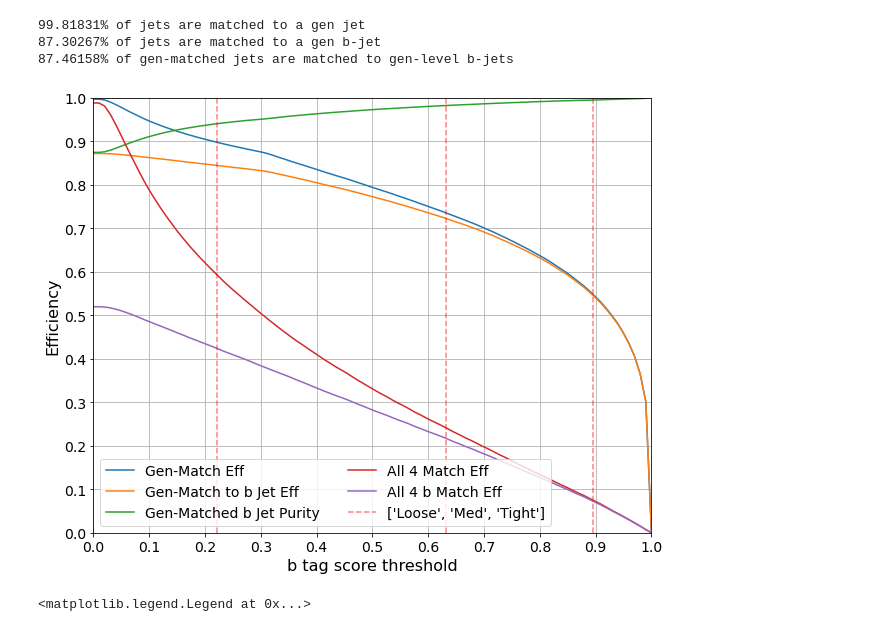
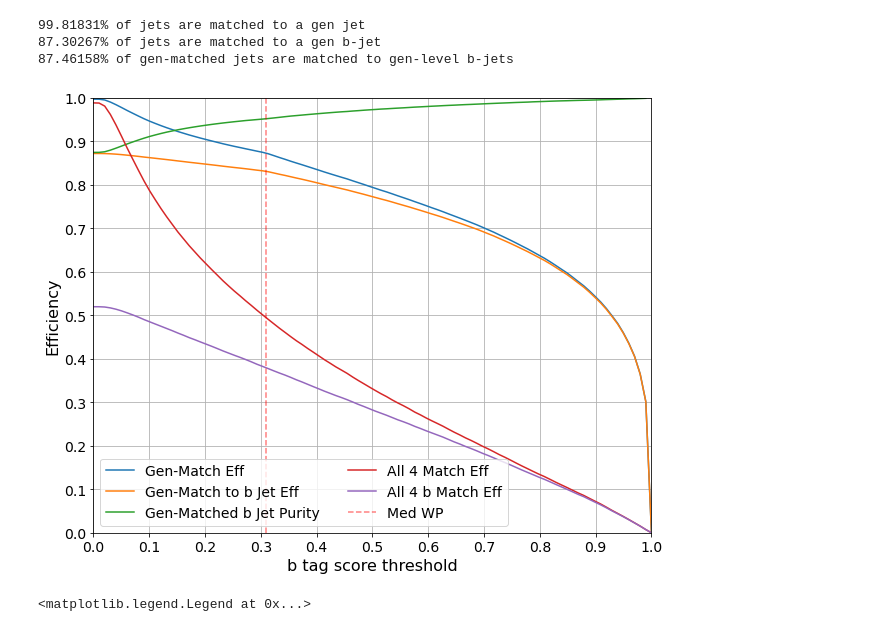
Before and after one commit to SamBT/cmsdas22, a Jupyter notebook: CMSDAS-bbbbAnalysis/analysis/playground.ipynb, the cells around one changed output. Drawn from its saved outputs; the diff is of its cells as text; code cells hidden in the pictures.

Commit message:
plot updates

```diff
--- a/CMSDAS-bbbbAnalysis/analysis/playground.ipynb
+++ b/CMSDAS-bbbbAnalysis/analysis/playground.ipynb
@@ -3,7 +3,6 @@ import uproot
 import numpy as np
 import matplotlib.pyplot as plt
 # %%
-from ROOT.Math import PtEtaPhiMVector as pepmv
 f = uproot.open("dasntuples_gg_HH_bbbb_SM.root")['bbbbTree']
 branches = f.keys()
 print(branches)
@@ -11,16 +10,16 @@ df = f.arrays(branches,library="pd")
 nEvents = len(df)
 
 # Defining extra branches
-df["j1"] = df.apply(lambda x: pepmv(x.jet1_pt,x.jet1_eta,x.jet1_phi,x.jet1_m),axis=1)
-df["j2"] = df.apply(lambda x: pepmv(x.jet2_pt,x.jet2_eta,x.jet2_phi,x.jet2_m),axis=1)
-df["j3"] = df.apply(lambda x: pepmv(x.jet3_pt,x.jet3_eta,x.jet3_phi,x.jet3_m),axis=1)
-df["j4"] = df.apply(lambda x: pepmv(x.jet4_pt,x.jet4_eta,x.jet4_phi,x.jet4_m),axis=1)
+#df["j1"] = df.apply(lambda x: pepmv(x.jet1_pt,x.jet1_eta,x.jet1_phi,x.jet1_m),axis=1)
+#df["j2"] = df.apply(lambda x: pepmv(x.jet2_pt,x.jet2_eta,x.jet2_phi,x.jet2_m),axis=1)
+#df["j3"] = df.apply(lambda x: pepmv(x.jet3_pt,x.jet3_eta,x.jet3_phi,x.jet3_m),axis=1)
+#df["j4"] = df.apply(lambda x: pepmv(x.jet4_pt,x.jet4_eta,x.jet4_phi,x.jet4_m),axis=1)
 
-df["j12"] = df.apply(lambda x: x.j1+x.j2,axis=1)
-df["j34"] = df.apply(lambda x: x.j3+x.j4,axis=1)
-df["j13"] = df.apply(lambda x: x.j1+x.j3,axis=1)
-df["j24"] = df.apply(lambda x: x.j2+x.j4,axis=1)
-df["j14"] = df.apply(lambda x: x.j1+x.j4,axis=1)
-df["j23"] = df.apply(lambda x: x.j2+x.j3,axis=1)
+#df["j12"] = df.apply(lambda x: x.j1+x.j2,axis=1)
+#df["j34"] = df.apply(lambda x: x.j3+x.j4,axis=1)
+#df["j13"] = df.apply(lambda x: x.j1+x.j3,axis=1)
+#df["j24"] = df.apply(lambda x: x.j2+x.j4,axis=1)
+#df["j14"] = df.apply(lambda x: x.j1+x.j4,axis=1)
+#df["j23"] = df.apply(lambda x: x.j2+x.j3,axis=1)
 # %% [output]
 ['run', 'luminosityBlock', 'event', 'xs', 'btag_SF', 'btag_SF_bup', 'btag_SF_bdown', 'btag_SF_cup', 'btag_SF_cdown', 'btag_SF_lightup', 'btag_SF_lightdown', 'weight', 'jet1_pt', 'jet1_eta', 'jet1_phi' ...
@@ -92,35 +78,35 @@ for t in btag_thresh:
 
     nc = len(df["jet1_pt"][c1]) + len(df["jet2_pt"][c2]) + len(df["jet3_pt"][c3]) + len(df["jet4_pt"][c4])
     nc_bJet = len(df["jet1_pt"][c1_bJet]) + len(df["jet2_pt"][c2_bJet]) + len(df["jet3_pt"][c3_bJet]) + len(df["jet4_pt"][c4_bJet])
     nc_all4 = np.count_nonzero((c1 & c2 & c3 & c4).values)
     nc_bJet_all4 = np.count_nonzero((c1_bJet & c2_bJet & c3_bJet & c4_bJet).values)
 
     match_effs.append(nc/(4*nEvents))
     match_bJet_effs.append(nc_bJet/(4*nEvents))
     match_bJet_purity.append(nc_bJet/nc) if nc > 0 else match_bJet_purity.append(None)
     all4_match_effs.append(nc_all4/nEvents)
     all4_match_bJet_effs.append(nc_bJet_all4/nEvents)
 
 plt.figure(1,figsize=(10,8))
 plt.plot(btag_thresh,match_effs,label="Gen-Match Eff")
 plt.plot(btag_thresh,match_bJet_effs,label="Gen-Match to b Jet Eff")
 plt.plot(btag_thresh,match_bJet_purity,label="Gen-Matched b Jet Purity")
 plt.plot(btag_thresh,all4_match_effs,label="All 4 Match Eff")
 plt.plot(btag_thresh,all4_match_bJet_effs,label="All 4 b Match Eff")
 
 plt.xlim([0,1])
 plt.xticks(ticks=np.arange(0,1.1,0.1),fontsize=14)
 plt.xlabel("b tag score threshold",fontsize=16)
 plt.ylim([0,1])
 plt.yticks(ticks=np.arange(0,1.1,0.1),fontsize=14)
 plt.ylabel("Efficiency",fontsize=16)
 plt.grid()
-plt.vlines([0.2219,0.6324,0.8958],0,1,label=["Loose","Med","Tight"],colors='red',linestyles='dashed',alpha=0.5)
+plt.vlines([0.3093],0,1,label="Med WP",colors='red',linestyles='dashed',alpha=0.5)
 plt.legend(loc="lower left",fontsize=14,ncol=2)
 plt.savefig("HH_candidates/reco_match_eff_by_bTag_thresh.pdf")
 ## 2016 DeepCSV WPs from here https://twiki.cern.ch/twiki/bin/viewauth/CMS/BtagRecommendation80XReReco
 # %% [output]
-[figure, old version]
+[figure, new version]
 # %%
 plt.figure(2,figsize=(10,8))
 plt.hist(df["genjet1_hadronFlavour"].values,bins=np.arange(0,7,step=1),histtype='step',linewidth=2,label='jet1')
```
Also changed, not shown: parts of 1 cell of this notebook, 9 other files.
